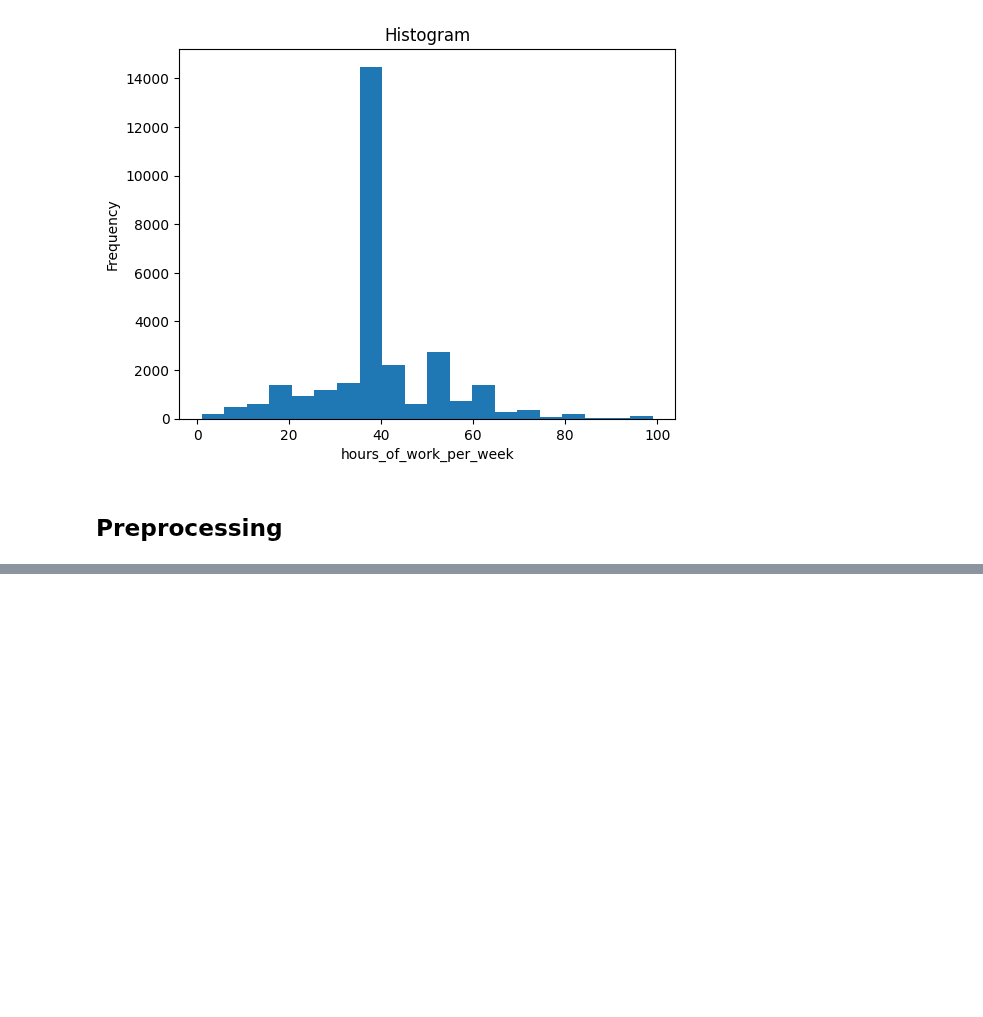
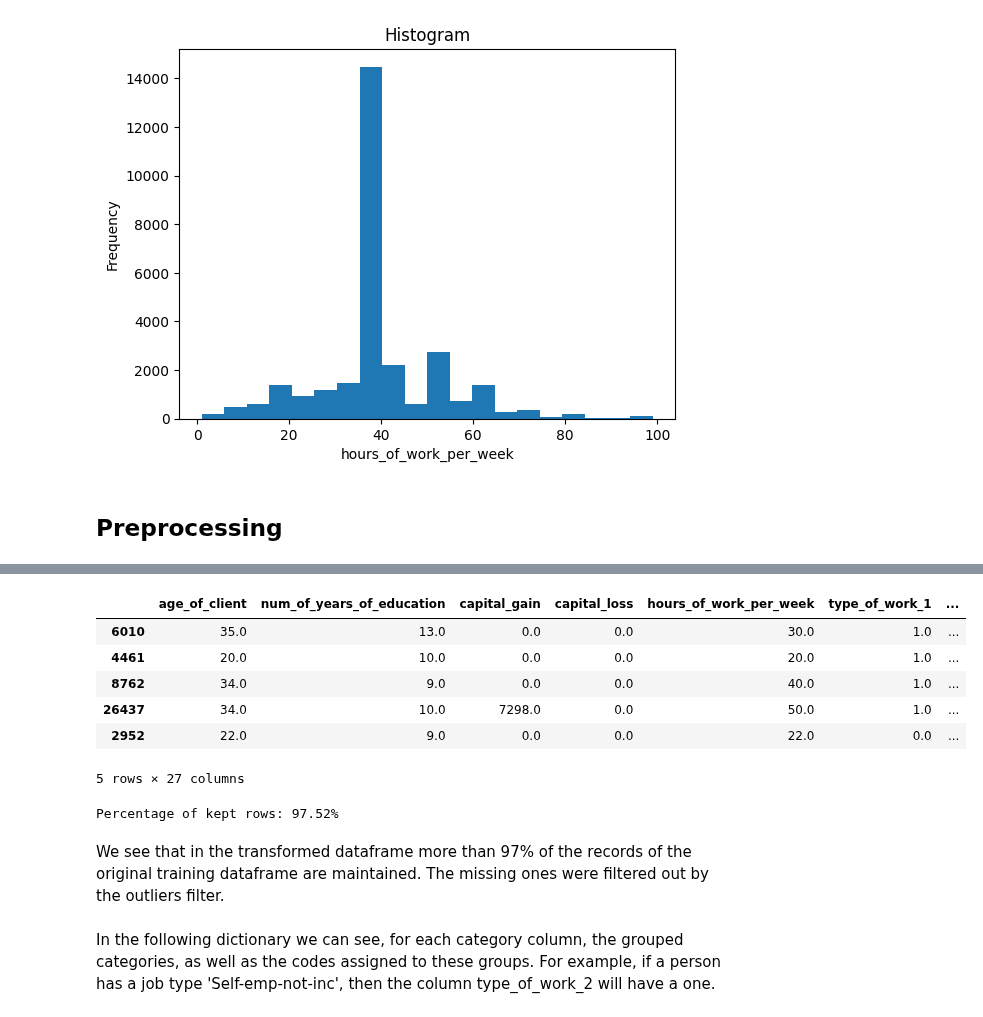
Before and after one commit to luis-escarcega/classifying-customers-by-earnings, a Jupyter notebook: notebooks/1_exploratory_data_analysis_and_preprocessing.ipynb, the cells around one changed output, grey strips where cells are left out. Drawn from its saved outputs; the diff is of its cells as text; code cells hidden in the pictures; blank space fills up the shorter version.

```diff
--- a/notebooks/1_exploratory_data_analysis_and_preprocessing.ipynb
+++ b/notebooks/1_exploratory_data_analysis_and_preprocessing.ipynb
@@ -313,0 +312,34 @@ table
+# %%
+# one hot encoding for target column
+y_train = (df_train[ORIGINAL_TARGET] == POSITIVE_CLASS).astype(int).values
+# extracting design matrix X
+X_train = df_train.drop(columns=ORIGINAL_TARGET)
+# %%
+transformer = CustomTransformer(
+    variables_to_eliminate=["fnlwgt"],
+    categorical_variables=categorical_features,
+    numerical_variables=numerical_features
+)
+
+transformer.fit(X_train, y_train)
+
+X_train_transformed = transformer.transform(X_train, training=True)
+y_train_masked = y_train[transformer.final_mask]
+
+display(X_train_transformed.head())
+
+percentage = len(X_train_transformed) / len(X_train) * 100
+print(f"Percentage of kept rows: {percentage :.2f}%")
+# %% [output]
+|  | age_of_client | num_of_years_of_education | capital_gain | capital_loss | hours_of_work_per_week | type_of_work_1 | ... |
+| 6010 | 35.0 | 13.0 | 0.0 | 0.0 | 30.0 | 1.0 | ... |
+| 4461 | 20.0 | 10.0 | 0.0 | 0.0 | 20.0 | 1.0 | ... |
+| 8762 | 34.0 | 9.0 | 0.0 | 0.0 | 40.0 | 1.0 | ... |
+| 26437 | 34.0 | 10.0 | 7298.0 | 0.0 | 50.0 | 1.0 | ... |
+| 2952 | 22.0 | 9.0 | 0.0 | 0.0 | 22.0 | 0.0 | ... |
+5 rows × 27 columns
+Percentage of kept rows: 97.52%
+# %% [markdown]
+We see that in the transformed dataframe more than 97% of the records of the original training dataframe are maintained. The missing ones were filtered out by the outliers filter.
+# %% [markdown]
+In the following dictionary we can see, for each category column, the grouped categories, as well as the codes assigned to these groups. For example, if a person has a job type 'Self-emp-not-inc', then the column type_of_work_2 will have a one.
```
Also changed, not shown: parts of 9 cells of this notebook, 4 other files.
